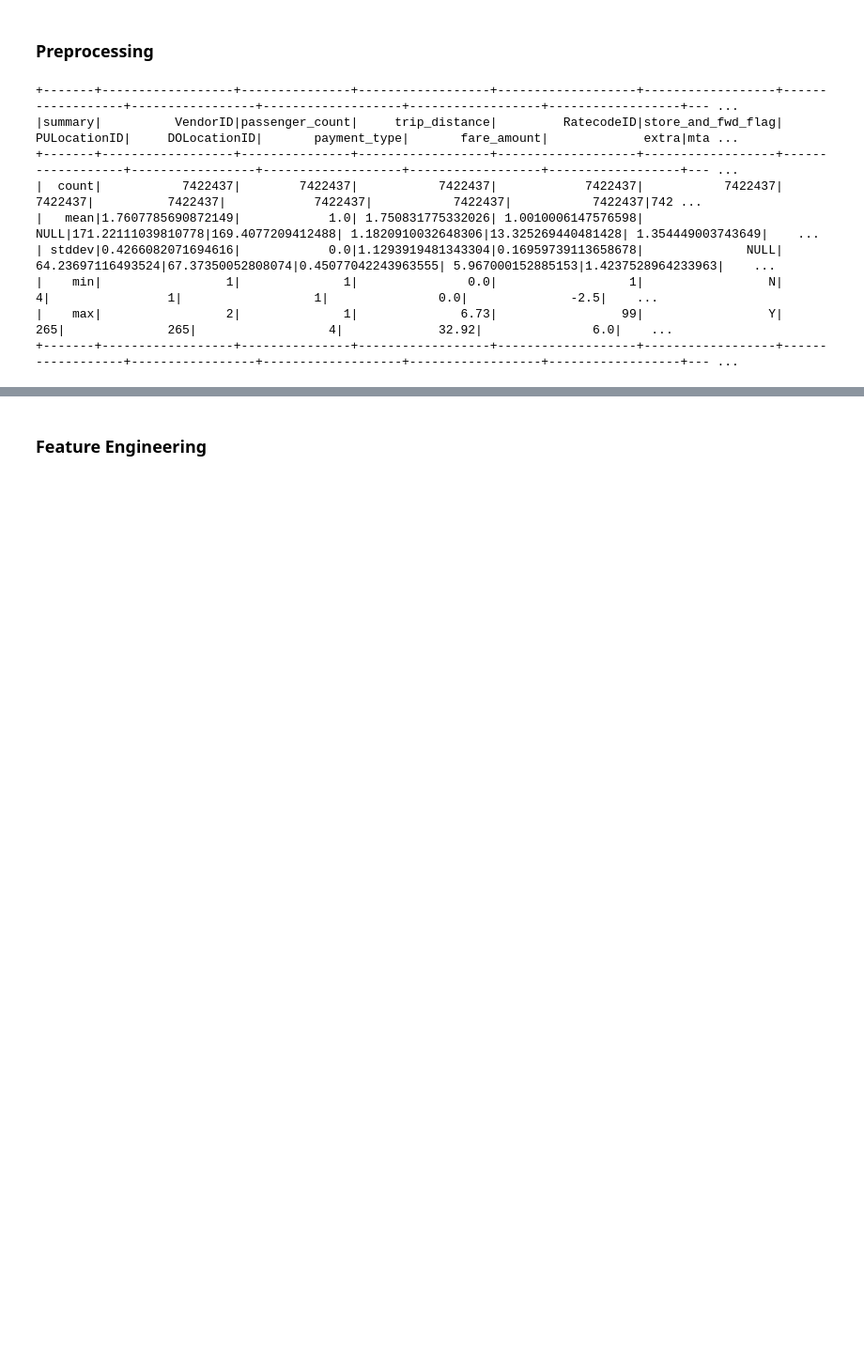
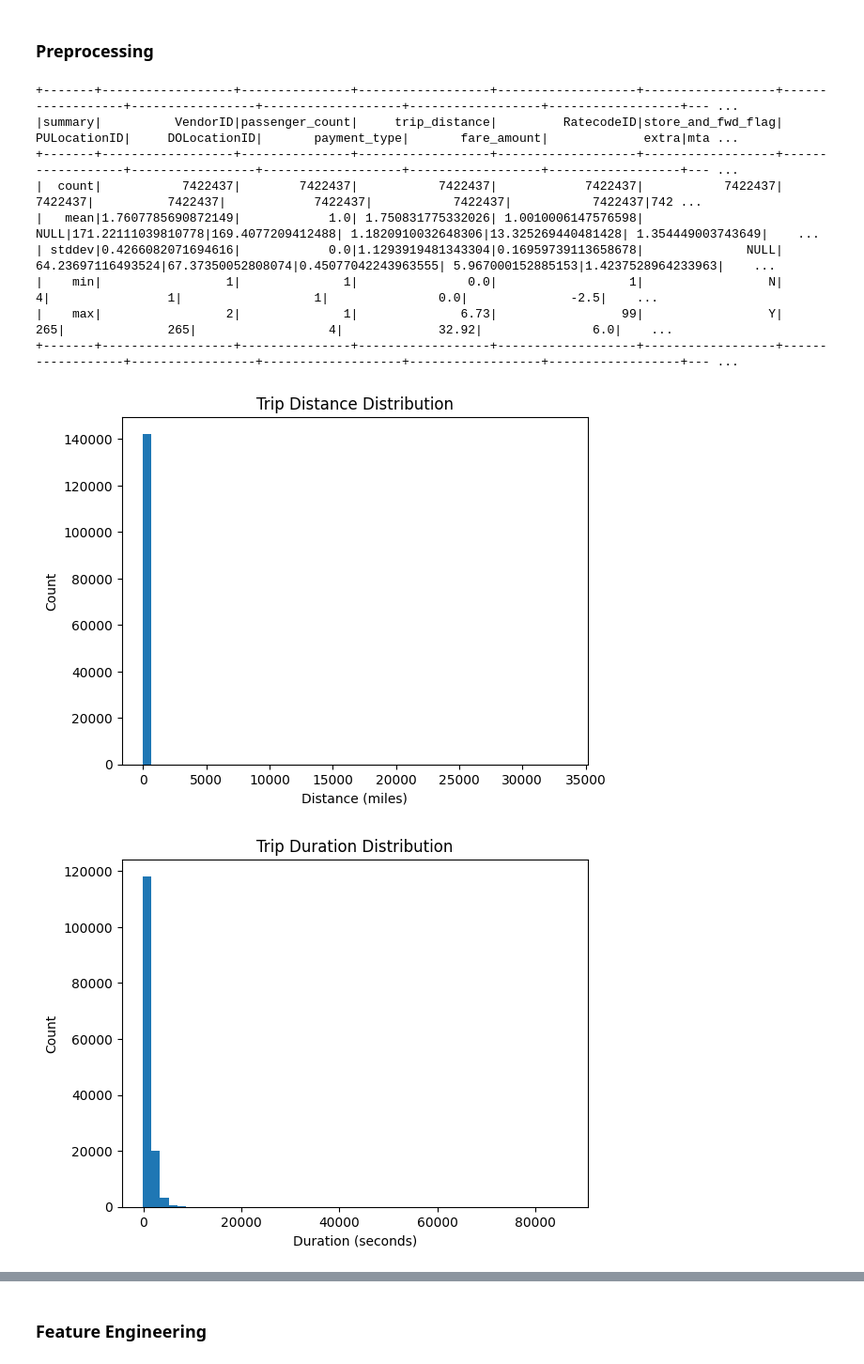
Before and after one commit to mayu99/NYC-Taxi-Data-Analysis-Using-PySpark, a Jupyter notebook: NYC_Taxi_Analysis.ipynb, the cells around one changed output, grey strips where cells are left out. Shown at 94% size. Drawn from its saved outputs; the diff is of its cells as text; code cells hidden in the pictures; blank space fills up the shorter version.

```diff
--- a/NYC_Taxi_Analysis.ipynb
+++ b/NYC_Taxi_Analysis.ipynb
@@ -318,3 +318,23 @@ df.describe().show()
 |    min|                 1|              1|               0.0|                  1|                 N|                 4|                1|                  1|               0.0|              -2.5|    ...
 |    max|                 2|              1|              6.73|                 99|                 Y|               265|              265|                  4|             32.92|               6.0|    ...
 +-------+------------------+---------------+------------------+-------------------+------------------+------------------+-----------------+-------------------+------------------+------------------+--- ...
+# %%
+import pandas as pd
+import matplotlib.pyplot as plt
+
+# 0. Adjust this path
+PARQUET_PATH = '/content/yellow_tripdata_2023-09.parquet'
+
+# 1. Load into pandas
+df = pd.read_parquet(PARQUET_PATH, engine="pyarrow")
+
+# 2. Derive trip_duration in seconds
+df['trip_duration'] = (
+    df['tpep_dropoff_datetime'] - df['tpep_pickup_datetime']
+).dt.total_seconds()
+
+# 3. (Optional) sample 5% to speed plotting
+sample = df.sample(frac=0.05, random_state=42)
+# %% [output]
+[figure, added]
+[figure, added]
```
Also changed, not shown: parts of 32 cells of this notebook.
